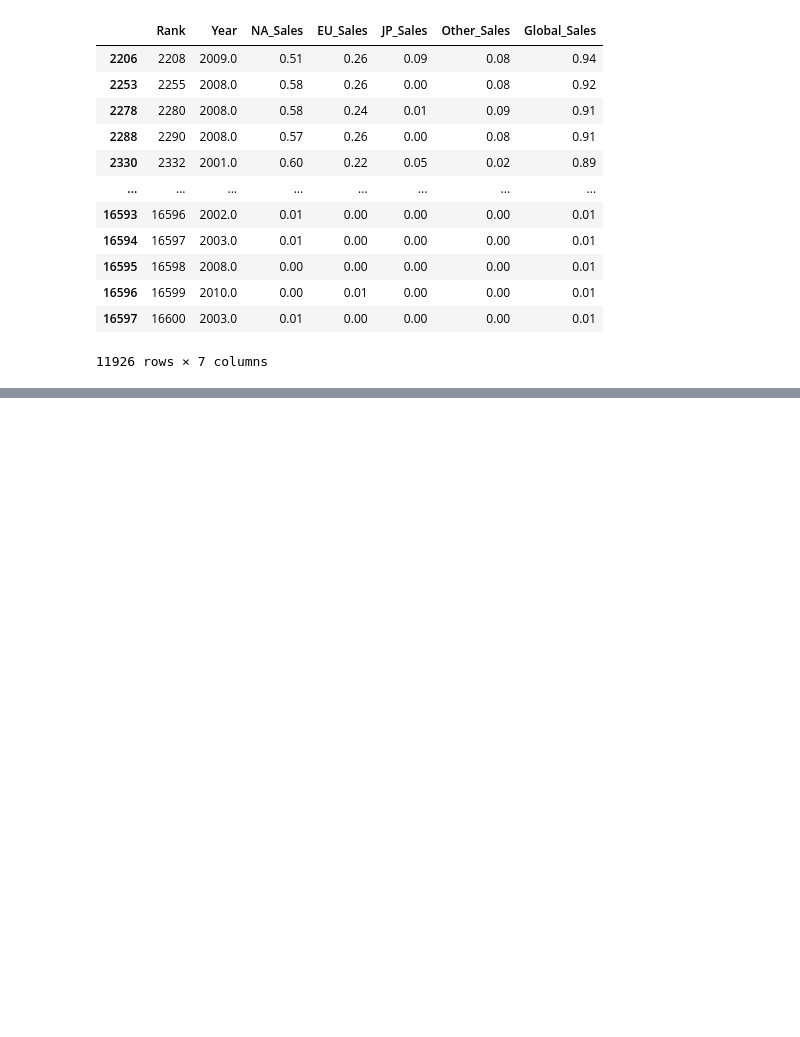
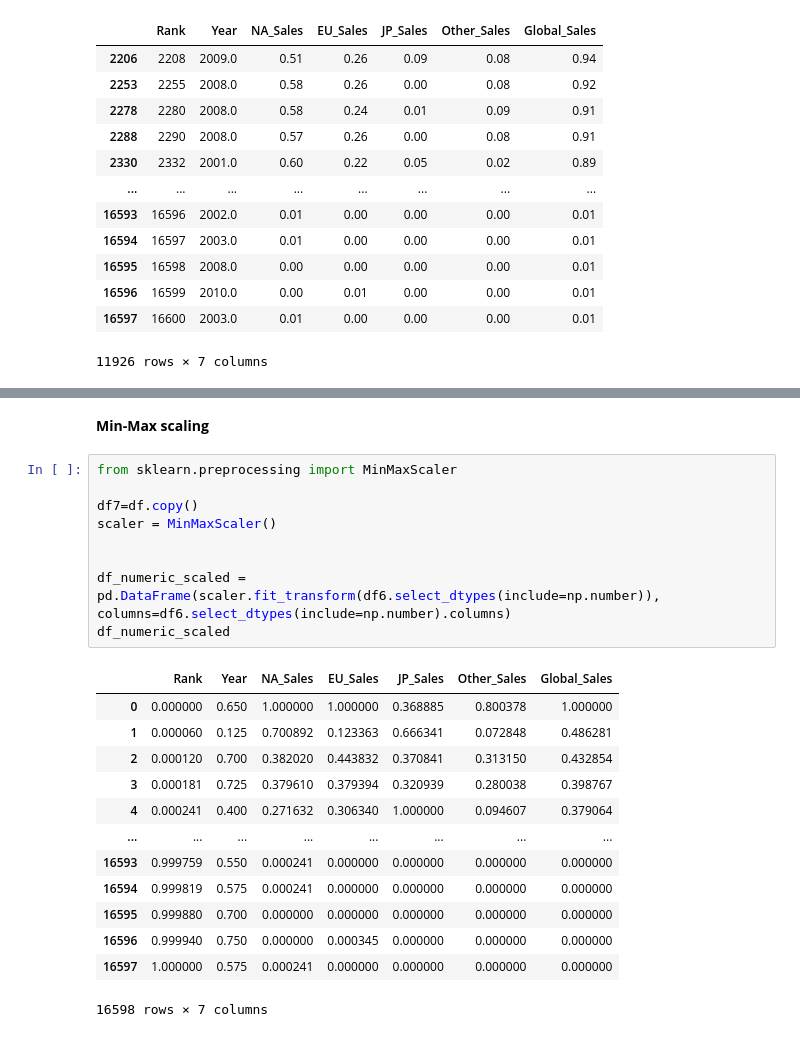
Before and after one commit to Naveenkumarwebknot/AI-ML, a Jupyter notebook: Feature_Engineering(1).ipynb, the cells around one changed output, grey strips where cells are left out. Cells and saved outputs as stored; diff of their text form; blank space fills up the shorter version.

```diff
--- a/Feature_Engineering(1).ipynb
+++ b/Feature_Engineering(1).ipynb
@@ -368,0 +392,25 @@ See the caveats in the documentation: https://pandas.pydata.org/pandas-docs/stab
+# %% [markdown]
+**Min-Max scaling**
+# %%
+from sklearn.preprocessing import MinMaxScaler
+
+df7=df.copy()
+scaler = MinMaxScaler()
+
+
+df_numeric_scaled = pd.DataFrame(scaler.fit_transform(df6.select_dtypes(include=np.number)), columns=df6.select_dtypes(include=np.number).columns)
+df_numeric_scaled
+# %% [output]
+|  | Rank | Year | NA_Sales | EU_Sales | JP_Sales | Other_Sales | Global_Sales |
+| 0 | 0.000000 | 0.650 | 1.000000 | 1.000000 | 0.368885 | 0.800378 | 1.000000 |
+| 1 | 0.000060 | 0.125 | 0.700892 | 0.123363 | 0.666341 | 0.072848 | 0.486281 |
+| 2 | 0.000120 | 0.700 | 0.382020 | 0.443832 | 0.370841 | 0.313150 | 0.432854 |
+| 3 | 0.000181 | 0.725 | 0.379610 | 0.379394 | 0.320939 | 0.280038 | 0.398767 |
+| 4 | 0.000241 | 0.400 | 0.271632 | 0.306340 | 1.000000 | 0.094607 | 0.379064 |
+| ... | ... | ... | ... | ... | ... | ... | ... |
+| 16593 | 0.999759 | 0.550 | 0.000241 | 0.000000 | 0.000000 | 0.000000 | 0.000000 |
+| 16594 | 0.999819 | 0.575 | 0.000241 | 0.000000 | 0.000000 | 0.000000 | 0.000000 |
+| 16595 | 0.999880 | 0.700 | 0.000000 | 0.000000 | 0.000000 | 0.000000 | 0.000000 |
+| 16596 | 0.999940 | 0.750 | 0.000000 | 0.000345 | 0.000000 | 0.000000 | 0.000000 |
+| 16597 | 1.000000 | 0.575 | 0.000241 | 0.000000 | 0.000000 | 0.000000 | 0.000000 |
+16598 rows × 7 columns
```
Also changed, not shown: parts of 5 cells of this notebook.
